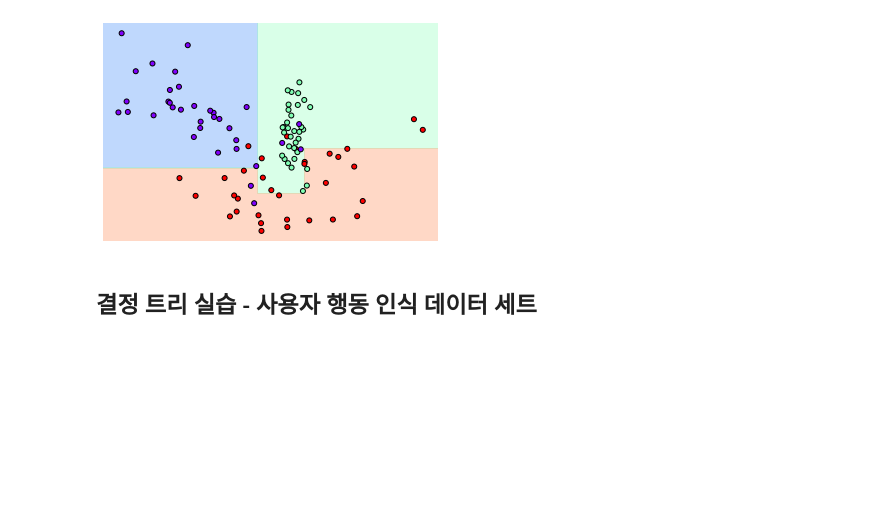
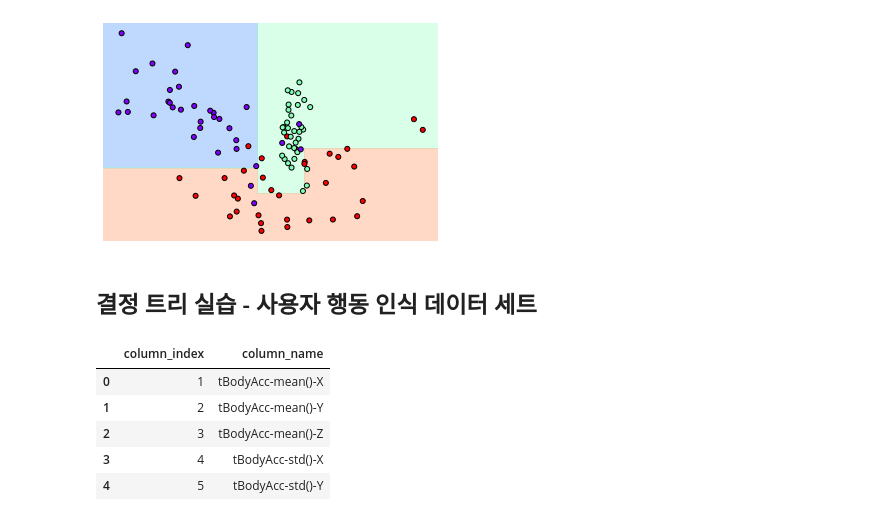
Before and after one commit to stahangryum/JBIG_Study, a Jupyter notebook: W04/Untitled2.ipynb, the cells around one changed output. Cells and saved outputs as stored; diff of their text form; code cells hidden in the pictures; blank space fills up the shorter version.

```diff
--- a/W04/Untitled2.ipynb
+++ b/W04/Untitled2.ipynb
@@ -132,0 +137,15 @@ visualize_boundary(dt_clf, X_features, y_labels)
+# %%
+# features.txt 파일에는 피처 이름 index와 피처명이 공백으로 분리되어 있음.
+# 이를 DataFrame으로 로드.
+
+feature_name_df = pd.read_csv('./human_activity/features.txt', sep = '\s+',
+                              header = None, names = ['column_index', 'column_name'])
+# %%
+feature_name_df.head()
+# %% [output]
+|  | column_index | column_name |
+| 0 | 1 | tBodyAcc-mean()-X |
+| 1 | 2 | tBodyAcc-mean()-Y |
+| 2 | 3 | tBodyAcc-mean()-Z |
+| 3 | 4 | tBodyAcc-std()-X |
+| 4 | 5 | tBodyAcc-std()-Y |
```
Also changed, not shown: parts of 6 cells of this notebook, 8 other files.
